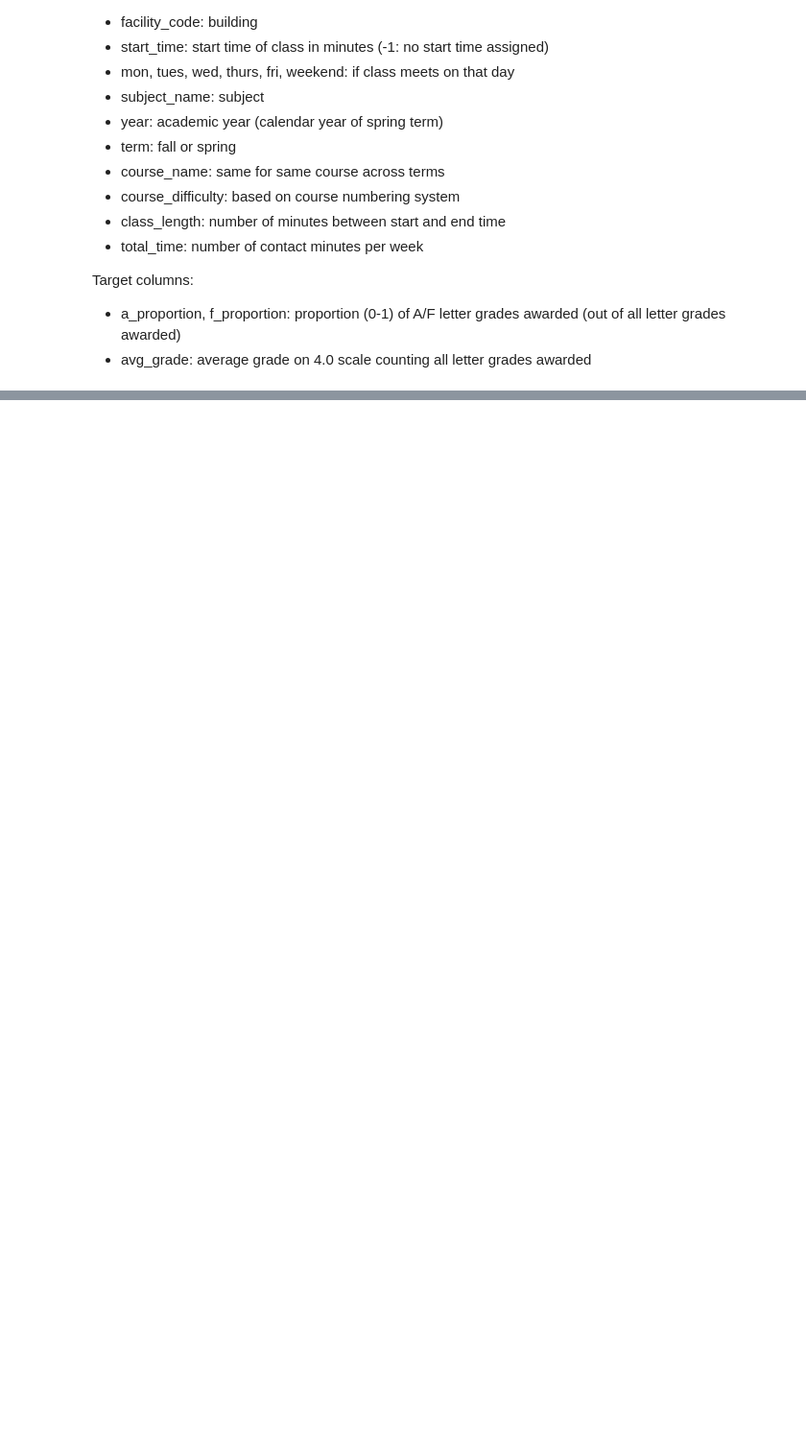
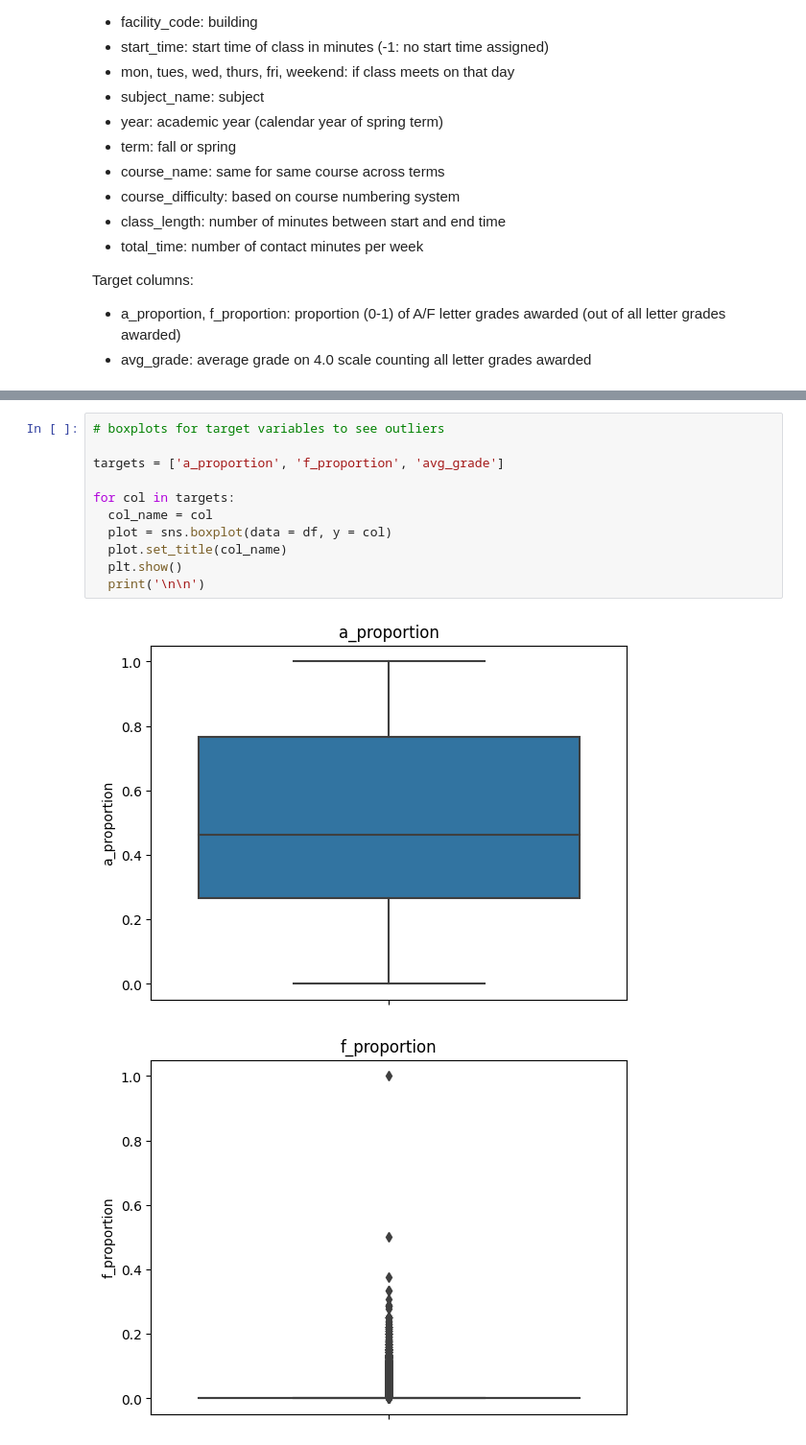
Before and after one commit to kellianneyang/predictive-academic-analytics, a Jupyter notebook: data_cleaning.ipynb, the cells around one changed output, grey strips where cells are left out. Shown: that part at 96% size. Drawn from its saved outputs; the diff is of its cells as text; blank space fills up the shorter version.

```diff
--- a/data_cleaning.ipynb
+++ b/data_cleaning.ipynb
@@ -1046,0 +1302,14 @@ Target columns:
+# %%
+# boxplots for target variables to see outliers
+
+targets = ['a_proportion', 'f_proportion', 'avg_grade']
+
+for col in targets:
+  col_name = col
+  plot = sns.boxplot(data = df, y = col)
+  plot.set_title(col_name)
+  plt.show()
+  print('\n\n')
+# %% [output]
+[figure, added]
+[figure, added]
```
Also changed, not shown: parts of 66 cells of this notebook.
